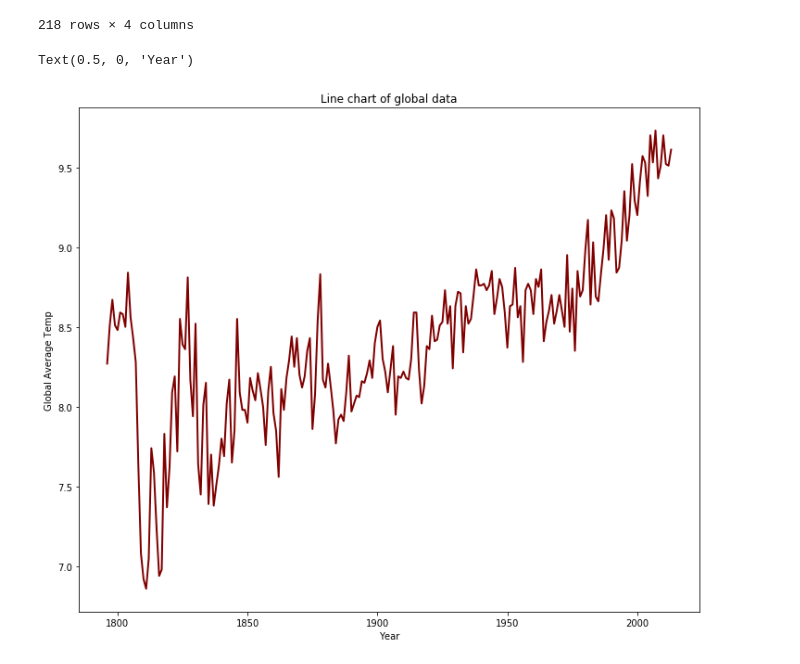
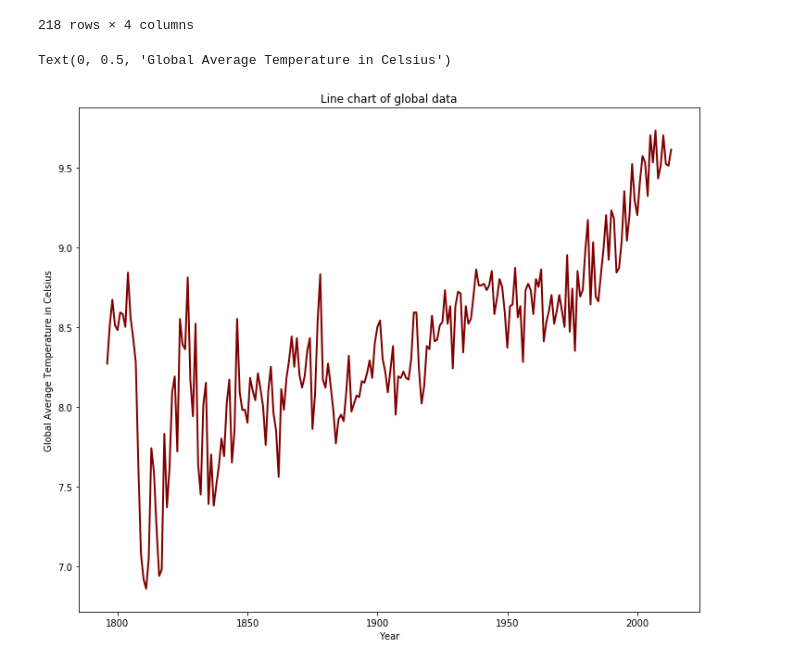
Before and after one commit to Siddharth1698/Data-Analyst-Nanodegree, a Jupyter notebook: Explore_weather_data/analysis.ipynb, the cells around one changed output. Saved outputs shown, nothing was run; the diff lists cells and outputs as text; code cells hidden in the pictures.

```diff
--- a/Explore_weather_data/analysis.ipynb
+++ b/Explore_weather_data/analysis.ipynb
@@ -23,11 +23,11 @@ df
 # %%
 df.set_index('year')['global_avg'].plot(figsize=(12, 10), linewidth=2, color='maroon')
 plt.title('Line chart of global data')
-plt.ylabel('Global Average Temp')
 plt.xlabel('Year')
+plt.ylabel('Global Average Temperature in Celsius')
 # %% [output]
-Text(0.5, 0, 'Year')
+Text(0, 0.5, 'Global Average Temperature in Celsius')
-[figure, old version]
+[figure, new version]
 # %%
 df_ma = df.rolling(window=20).mean()
 # %%
```
Also changed, not shown: parts of 2 cells of this notebook, 1 other file.
